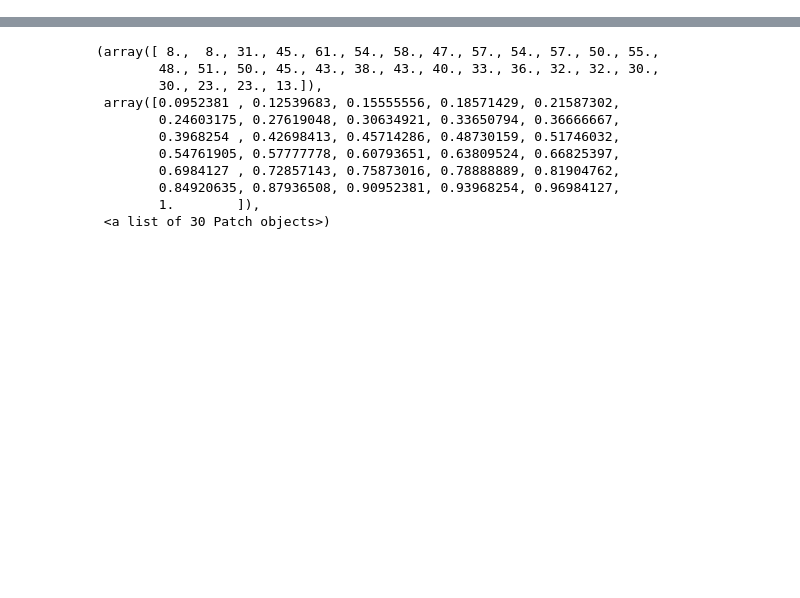
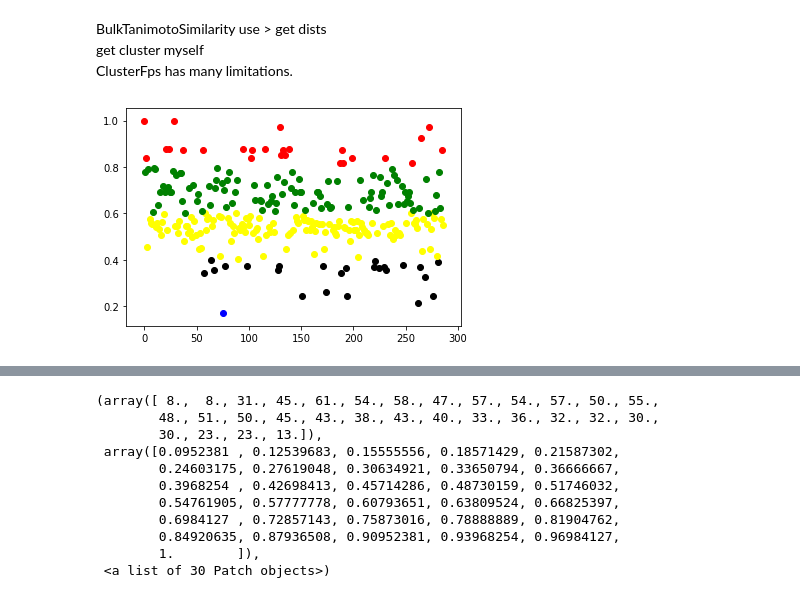
Before and after one commit to seobeomjin/QSAR_model_development, a Jupyter notebook: get_similarity.ipynb, the cells around one changed output, grey strips where cells are left out. Cells and saved outputs as stored; diff of their text form; code cells hidden in the pictures; blank space fills up the shorter version.

```diff
--- a/get_similarity.ipynb
+++ b/get_similarity.ipynb
@@ -0,0 +53,50 @@
+# %% [markdown]
+BulkTanimotoSimilarity use > get dists <br>
+get cluster myself <br>
+ClusterFps has many limitations.
+# %%
+# using t3 data ,,
+# if the value is
+# 0-0.2  >>> class0
+# 0.2 - 0.4 >>> class1
+# 0.4 - 0.6 >>> class2
+# 0.6 - 0.8 >>> class3
+# 0.8 - 1.0 >>> class4
+
+class0, class1, class2, class3, class4 = [], [], [], [], []
+class0_x, class1_x, class2_x, class3_x, class4_x = [], [], [], [], []
+
+
+for i in range(len(t3)):
+    if 0.0 <= t3[i] <= 0.2:
+        class0.append(t3[i])
+        class0_x.append(i)
+    elif 0.2 < t3[i] <= 0.4 :
+        class1.append(t3[i])
+        class1_x.append(i)
+    elif 0.4 < t3[i] <= 0.6 :
+        class2.append(t3[i])
+        class2_x.append(i)
+    elif 0.6 < t3[i] <= 0.8 :
+        class3.append(t3[i])
+        class3_x.append(i)
+    elif 0.8 < t3[i] <= 1.0 :
+        class4.append(t3[i])
+        class4_x.append(i)
+
+
+df0 = pd.DataFrame(class0)
+plt.scatter(class0_x,class0,c='blue',label='class0')
+plt.scatter(class1_x,class1,c='black',label='class1')
+plt.scatter(class2_x,class2,c='yellow',label='class2')
+plt.scatter(class3_x,class3,c='green',label='class3')
+plt.scatter(class4_x,class4,c='red',label='class4')
+plt.show()
+
+
+# 이제 이 값들을 sim 값에 따라 class 를 분류했으니, 이들의 스탠다드 밸류의 유사성과 연관지어봐
+# Standard value와 SMILES 옆에 sim column 을 만들고 sim column에 대해
+# class를 0-4까지 나눈 하나의 칼럼을 또 만들어
+# 그리고 각 레이블 내에서 standard value를 비교해보도록.
+# %% [output]
+[figure, added]
```
Also changed, not shown: parts of 13 cells of this notebook.
